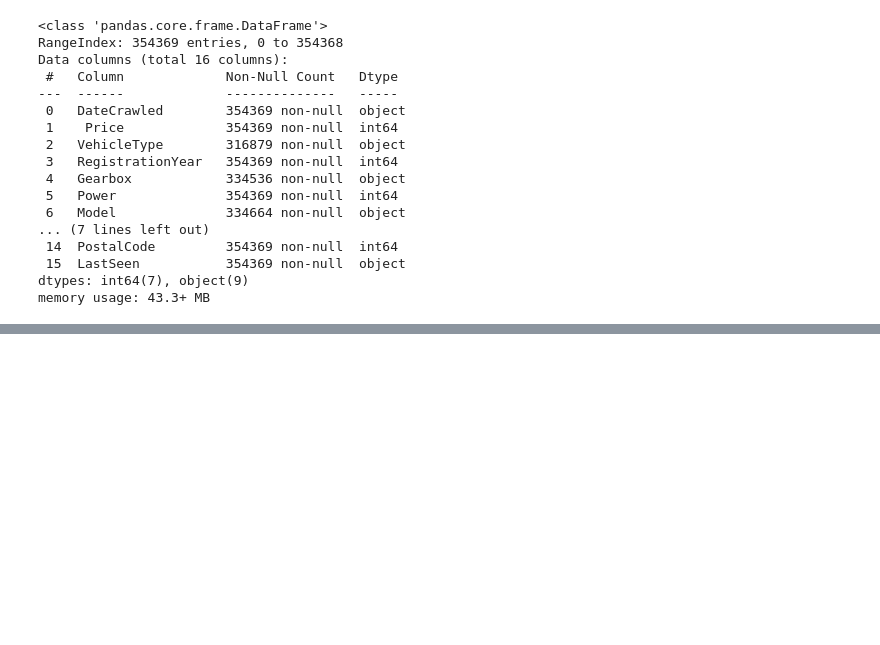
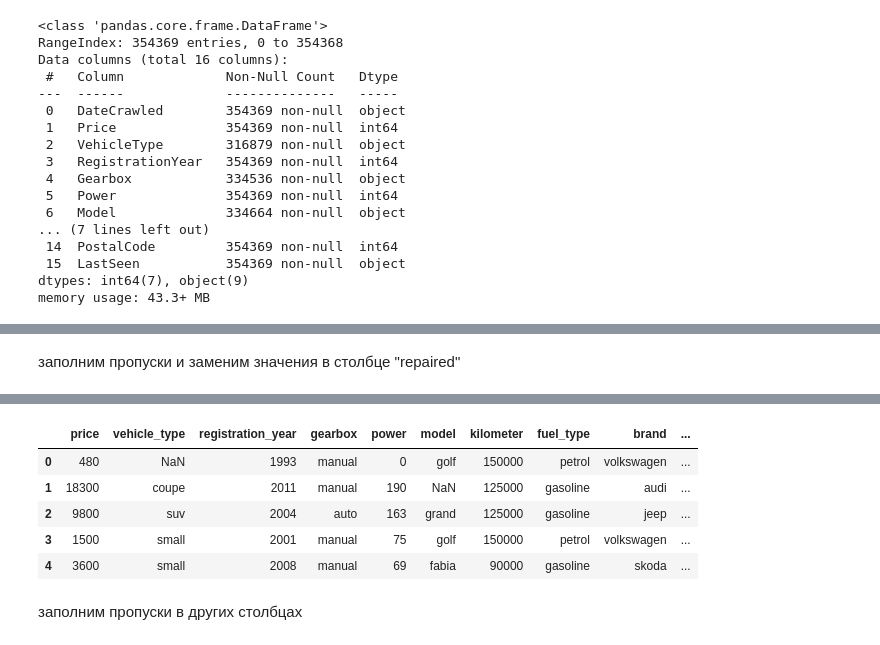
Before and after one commit to samurai921/task_sklearn, a Jupyter notebook: task_2/task_2.ipynb, the cells around one changed output, grey strips where cells are left out. Drawn from its saved outputs; the diff is of its cells as text; code cells hidden in the pictures; blank space fills up the shorter version.

```diff
--- a/task_2/task_2.ipynb
+++ b/task_2/task_2.ipynb
@@ -51,3 +143,9 @@ memory usage: 43.3+ MB
+# %% [markdown]
+заполним пропуски и заменим значения в столбце "repaired"
+# %%
+df['repaired'] = df['repaired'].fillna('no')
+df.loc[(df.repaired == 'no'), 'repaired'] = 0
+df.loc[(df.repaired == 'yes'), 'repaired'] = 1
 # %%
-df.head
+df.head()
 # %% [output]
@@ -70,0 +152,8 @@ df.head
+|  | price | vehicle_type | registration_year | gearbox | power | model | kilometer | fuel_type | brand | ... |
+| 0 | 480 | NaN | 1993 | manual | 0 | golf | 150000 | petrol | volkswagen | ... |
+| 1 | 18300 | coupe | 2011 | manual | 190 | NaN | 125000 | gasoline | audi | ... |
+| 2 | 9800 | suv | 2004 | auto | 163 | grand | 125000 | gasoline | jeep | ... |
+| 3 | 1500 | small | 2001 | manual | 75 | golf | 150000 | petrol | volkswagen | ... |
+| 4 | 3600 | small | 2008 | manual | 69 | fabia | 90000 | gasoline | skoda | ... |
+# %% [markdown]
+заполним пропуски в других столбцах
```
Also changed, not shown: parts of 29 cells of this notebook.
